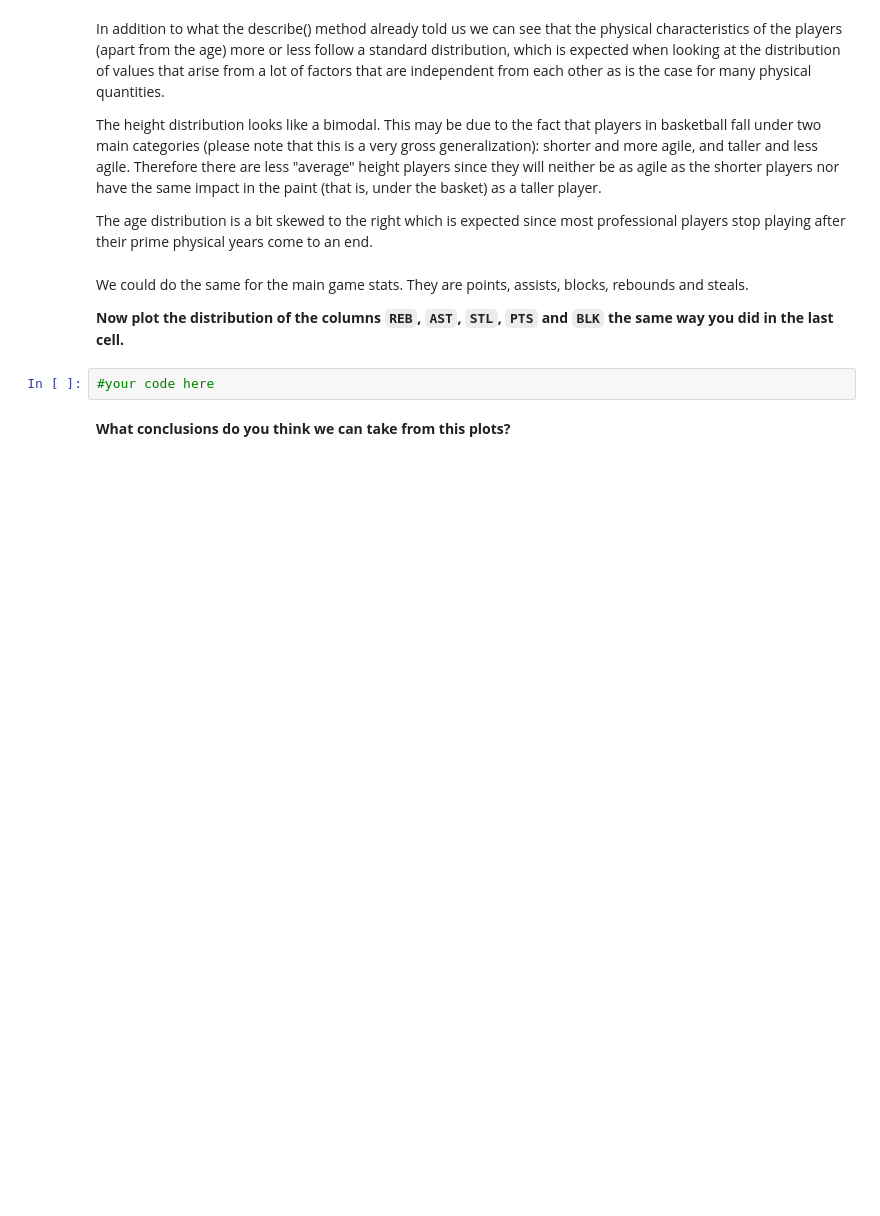
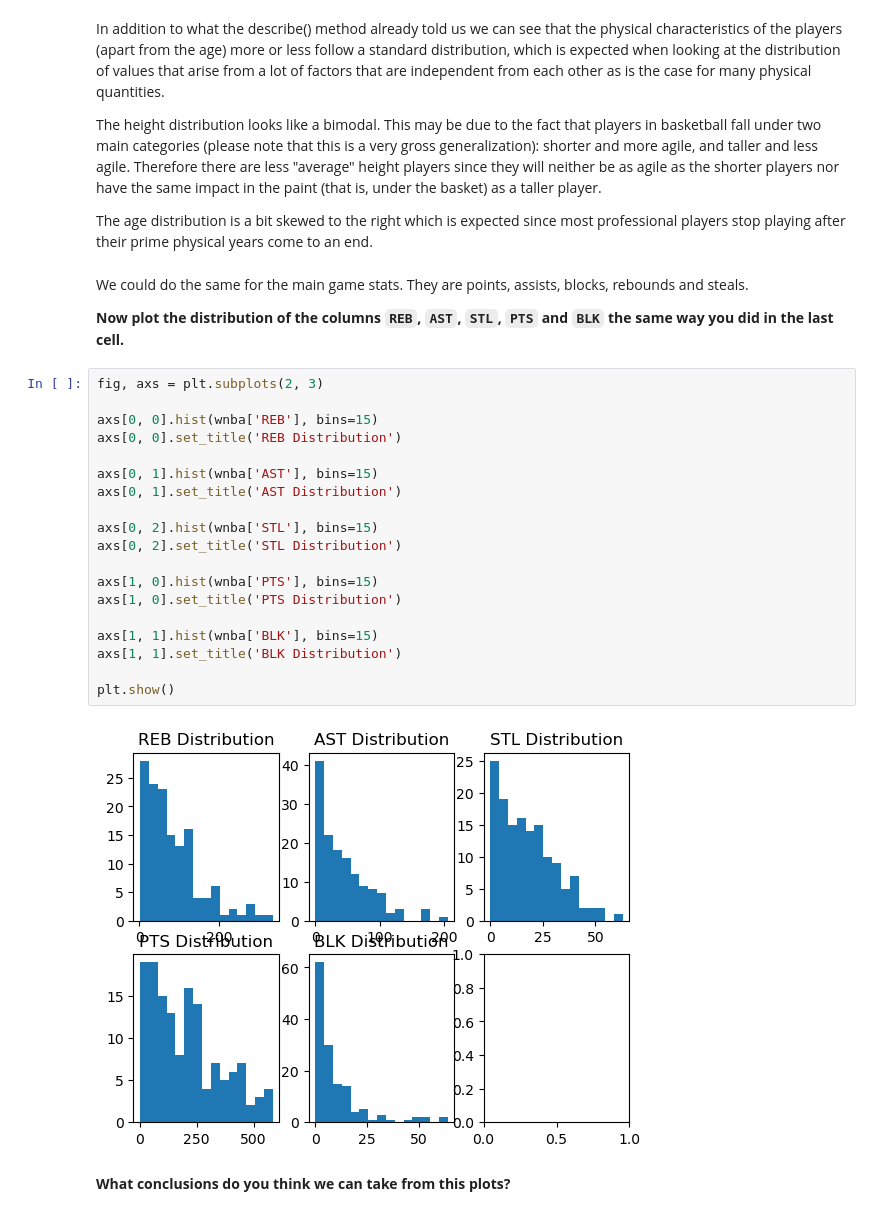
Before and after one commit to ta-data-lis/M2-mini-project2, a Jupyter notebook: your-code/2.-Exploratory-Data-Analysis.ipynb, the cells around one changed output. Cells and saved outputs as stored; diff of their text form; blank space fills up the shorter version.

```diff
--- a/your-code/2.-Exploratory-Data-Analysis.ipynb
+++ b/your-code/2.-Exploratory-Data-Analysis.ipynb
@@ -48,8 +98,27 @@ The age distribution is a bit skewed to the right which is expected since most p
 We could do the same for the main game stats. They are points, assists, blocks, rebounds and steals.
 
 **Now plot the distribution of the columns `REB`, `AST`, `STL`, `PTS` and `BLK` the same way you did in the last cell.**
-# %%
-#your code here
+# %%
+fig, axs = plt.subplots(2, 3)
+
+axs[0, 0].hist(wnba['REB'], bins=15)
+axs[0, 0].set_title('REB Distribution')
+
+axs[0, 1].hist(wnba['AST'], bins=15)
+axs[0, 1].set_title('AST Distribution')
+
+axs[0, 2].hist(wnba['STL'], bins=15)
+axs[0, 2].set_title('STL Distribution')
+
+axs[1, 0].hist(wnba['PTS'], bins=15)
+axs[1, 0].set_title('PTS Distribution')
+
+axs[1, 1].hist(wnba['BLK'], bins=15)
+axs[1, 1].set_title('BLK Distribution')
+
+plt.show()
+# %% [output]
+[figure, added]
 # %% [markdown]
 **What conclusions do you think we can take from this plots?**
 # %%
```
Also changed, not shown: parts of 10 cells of this notebook, 4 other files.
